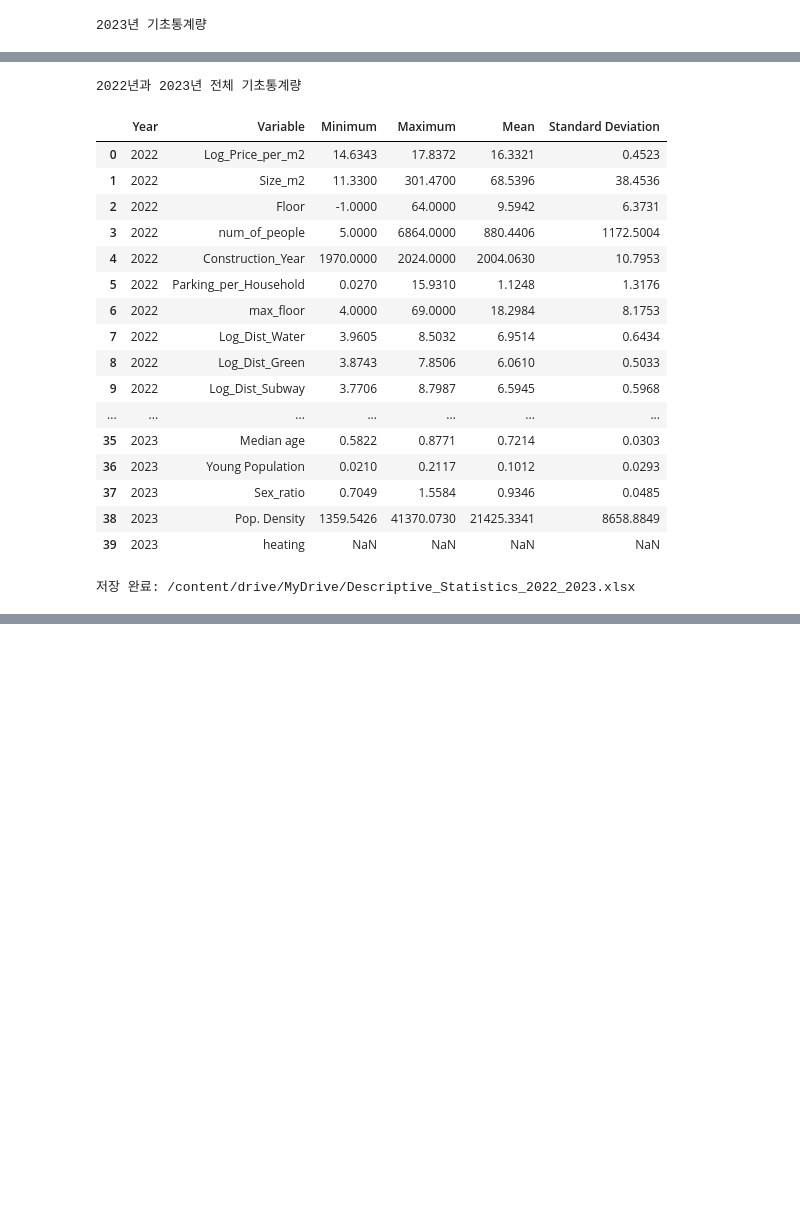
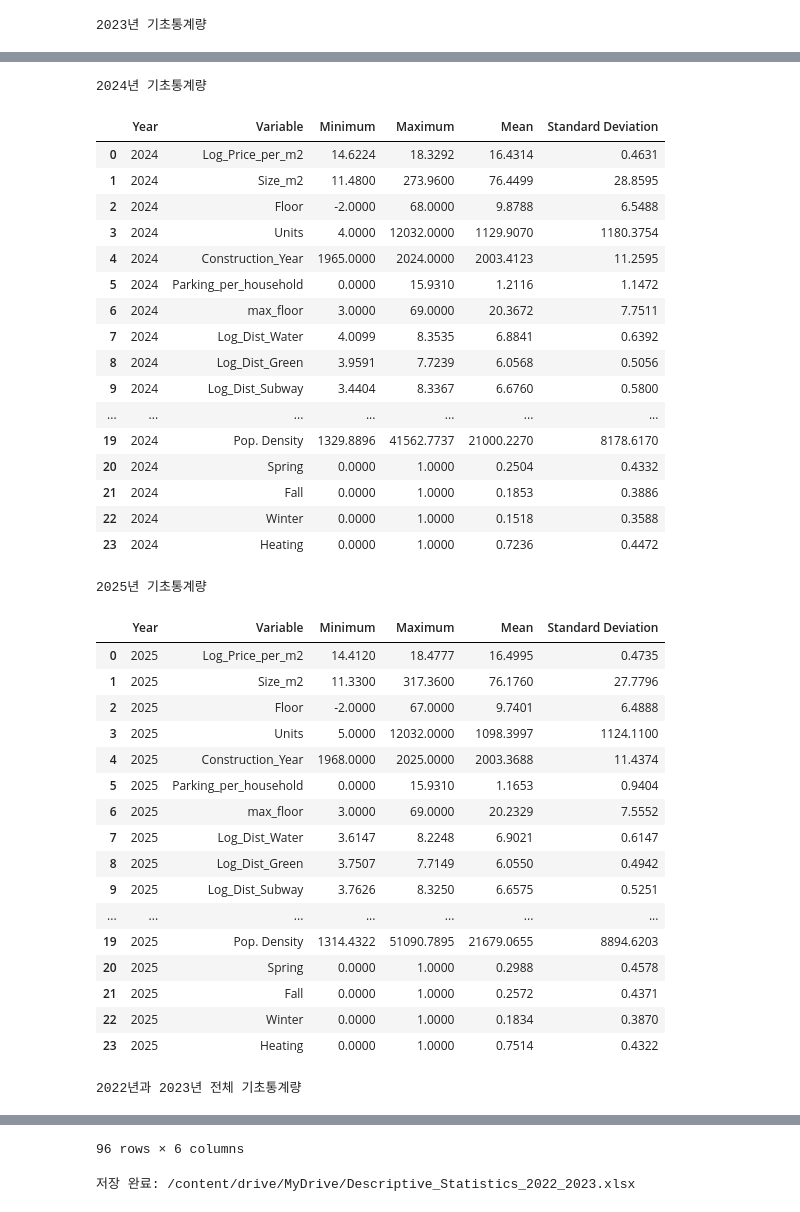
Before and after one commit to Le2se0hy/XAI_An, a Jupyter notebook: 기초통계량.ipynb, the cells around one changed output, grey strips where cells are left out. Cells and saved outputs as stored; diff of their text form; code cells hidden in the pictures; blank space fills up the shorter version.

```diff
--- a/기초통계량.ipynb
+++ b/기초통계량.ipynb
@@ -60,26 +60,27 @@ variables = [
     'Log_Price_per_m2',
     'Size_m2',
     'Floor',
-    'num_of_people',
+    'Units',
     'Construction_Year',
-    'Parking_per_Household',
+    'Parking_per_household',
     'max_floor',
     'Log_Dist_Water',
     'Log_Dist_Green',
     'Log_Dist_Subway',
-    'Dist_CBD',
+    'Dist_Office',
     'High_School_Count',
+    'Academy_Count',
     'Bus_Stop',
     'Population',
     'Old Population',
-    'Median age',
+    'Median Age Population',
     'Young Population',
     'Sex_ratio',
     'Pop. Density',
     'Spring',
     'Fall',
     'Winter',
-    'heating'
+    'Heating'
 ]
 
 
@@ -154,6 +155,8 @@ def make_descriptive_stats(data, year):
 # ============================================================
 stats_2022 = make_descriptive_stats(df, 2022)
 stats_2023 = make_descriptive_stats(df, 2023)
+stats_2024 = make_descriptive_stats(df, 2024)
+stats_2025 = make_descriptive_stats(df, 2025)
 
 print("\n2022년 기초통계량")
 display(stats_2022)
@@ -161,12 +164,18 @@ display(stats_2022)
 print("\n2023년 기초통계량")
 display(stats_2023)
 
+print("\n2024년 기초통계량")
+display(stats_2024)
+
+print("\n2025년 기초통계량")
+display(stats_2025)
+
 
 # ============================================================
 # 9. 두 연도를 하나의 표로 결합
 # ============================================================
 stats_total = pd.concat(
-    [stats_2022, stats_2023],
+    [stats_2022, stats_2023, stats_2024, stats_2025],
     ignore_index=True
 )
 
@@ -259,19 +265,37 @@ Mounted at /content/drive
-2022년과 2023년 전체 기초통계량
+2024년 기초통계량
 |  | Year | Variable | Minimum | Maximum | Mean | Standard Deviation |
-| 0 | 2022 | Log_Price_per_m2 | 14.6343 | 17.8372 | 16.3321 | 0.4523 |
-| 1 | 2022 | Size_m2 | 11.3300 | 301.4700 | 68.5396 | 38.4536 |
-| 2 | 2022 | Floor | -1.0000 | 64.0000 | 9.5942 | 6.3731 |
-| 3 | 2022 | num_of_people | 5.0000 | 6864.0000 | 880.4406 | 1172.5004 |
-| 4 | 2022 | Construction_Year | 1970.0000 | 2024.0000 | 2004.0630 | 10.7953 |
-| 5 | 2022 | Parking_per_Household | 0.0270 | 15.9310 | 1.1248 | 1.3176 |
-| 6 | 2022 | max_floor | 4.0000 | 69.0000 | 18.2984 | 8.1753 |
-| 7 | 2022 | Log_Dist_Water | 3.9605 | 8.5032 | 6.9514 | 0.6434 |
-| 8 | 2022 | Log_Dist_Green | 3.8743 | 7.8506 | 6.0610 | 0.5033 |
-| 9 | 2022 | Log_Dist_Subway | 3.7706 | 8.7987 | 6.5945 | 0.5968 |
+| 0 | 2024 | Log_Price_per_m2 | 14.6224 | 18.3292 | 16.4314 | 0.4631 |
+| 1 | 2024 | Size_m2 | 11.4800 | 273.9600 | 76.4499 | 28.8595 |
+| 2 | 2024 | Floor | -2.0000 | 68.0000 | 9.8788 | 6.5488 |
+| 3 | 2024 | Units | 4.0000 | 12032.0000 | 1129.9070 | 1180.3754 |
+| 4 | 2024 | Construction_Year | 1965.0000 | 2024.0000 | 2003.4123 | 11.2595 |
+| 5 | 2024 | Parking_per_household | 0.0000 | 15.9310 | 1.2116 | 1.1472 |
+| 6 | 2024 | max_floor | 3.0000 | 69.0000 | 20.3672 | 7.7511 |
+| 7 | 2024 | Log_Dist_Water | 4.0099 | 8.3535 | 6.8841 | 0.6392 |
+| 8 | 2024 | Log_Dist_Green | 3.9591 | 7.7239 | 6.0568 | 0.5056 |
+| 9 | 2024 | Log_Dist_Subway | 3.4404 | 8.3367 | 6.6760 | 0.5800 |
 | ... | ... | ... | ... | ... | ... | ... |
-| 35 | 2023 | Median age | 0.5822 | 0.8771 | 0.7214 | 0.0303 |
-| 36 | 2023 | Young Population | 0.0210 | 0.2117 | 0.1012 | 0.0293 |
-| 37 | 2023 | Sex_ratio | 0.7049 | 1.5584 | 0.9346 | 0.0485 |
-| 38 | 2023 | Pop. Density | 1359.5426 | 41370.0730 | 21425.3341 | 8658.8849 |
-| 39 | 2023 | heating | NaN | NaN | NaN | NaN |
+| 19 | 2024 | Pop. Density | 1329.8896 | 41562.7737 | 21000.2270 | 8178.6170 |
+| 20 | 2024 | Spring | 0.0000 | 1.0000 | 0.2504 | 0.4332 |
+| 21 | 2024 | Fall | 0.0000 | 1.0000 | 0.1853 | 0.3886 |
+| 22 | 2024 | Winter | 0.0000 | 1.0000 | 0.1518 | 0.3588 |
+| 23 | 2024 | Heating | 0.0000 | 1.0000 | 0.7236 | 0.4472 |
-저장 완료: /content/drive/MyDrive/Descriptive_Statistics_2022_2023.xlsx
+2025년 기초통계량
+|  | Year | Variable | Minimum | Maximum | Mean | Standard Deviation |
+| 0 | 2025 | Log_Price_per_m2 | 14.4120 | 18.4777 | 16.4995 | 0.4735 |
+| 1 | 2025 | Size_m2 | 11.3300 | 317.3600 | 76.1760 | 27.7796 |
+| 2 | 2025 | Floor | -2.0000 | 67.0000 | 9.7401 | 6.4888 |
+| 3 | 2025 | Units | 5.0000 | 12032.0000 | 1098.3997 | 1124.1100 |
+| 4 | 2025 | Construction_Year | 1968.0000 | 2025.0000 | 2003.3688 | 11.4374 |
+| 5 | 2025 | Parking_per_household | 0.0000 | 15.9310 | 1.1653 | 0.9404 |
+| 6 | 2025 | max_floor | 3.0000 | 69.0000 | 20.2329 | 7.5552 |
+| 7 | 2025 | Log_Dist_Water | 3.6147 | 8.2248 | 6.9021 | 0.6147 |
+| 8 | 2025 | Log_Dist_Green | 3.7507 | 7.7149 | 6.0550 | 0.4942 |
+| 9 | 2025 | Log_Dist_Subway | 3.7626 | 8.3250 | 6.6575 | 0.5251 |
+| ... | ... | ... | ... | ... | ... | ... |
+| 19 | 2025 | Pop. Density | 1314.4322 | 51090.7895 | 21679.0655 | 8894.6203 |
+| 20 | 2025 | Spring | 0.0000 | 1.0000 | 0.2988 | 0.4578 |
+| 21 | 2025 | Fall | 0.0000 | 1.0000 | 0.2572 | 0.4371 |
+| 22 | 2025 | Winter | 0.0000 | 1.0000 | 0.1834 | 0.3870 |
+| 23 | 2025 | Heating | 0.0000 | 1.0000 | 0.7514 | 0.4322 |
+2022년과 2023년 전체 기초통계량
@@ -278,3 +314,5 @@ Mounted at /content/drive
+96 rows × 6 columns
+저장 완료: /content/drive/MyDrive/Descriptive_Statistics_2022_2023.xlsx
 # %%
 # ============================================================
 # 1. 라이브러리 불러오기 및 Google Drive 연결
```
Also changed, not shown: parts of 2 cells of this notebook.
